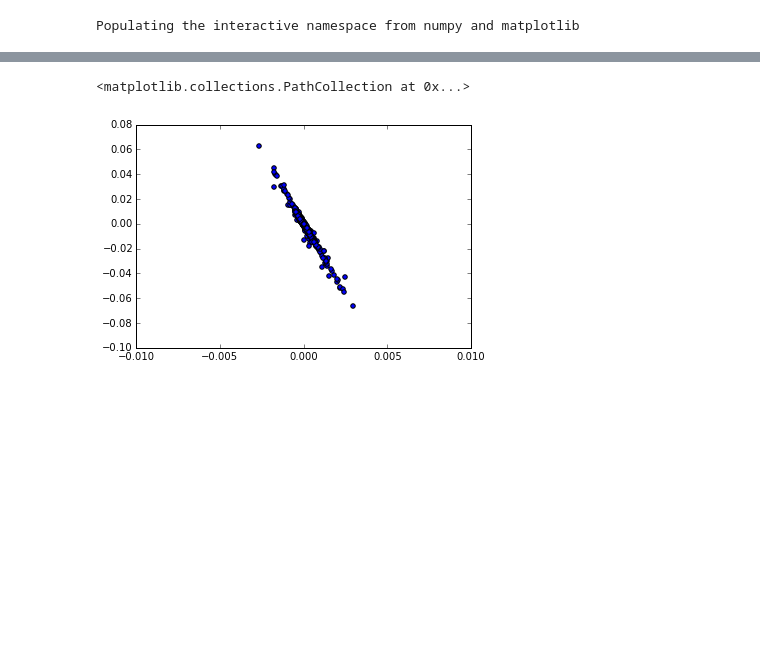
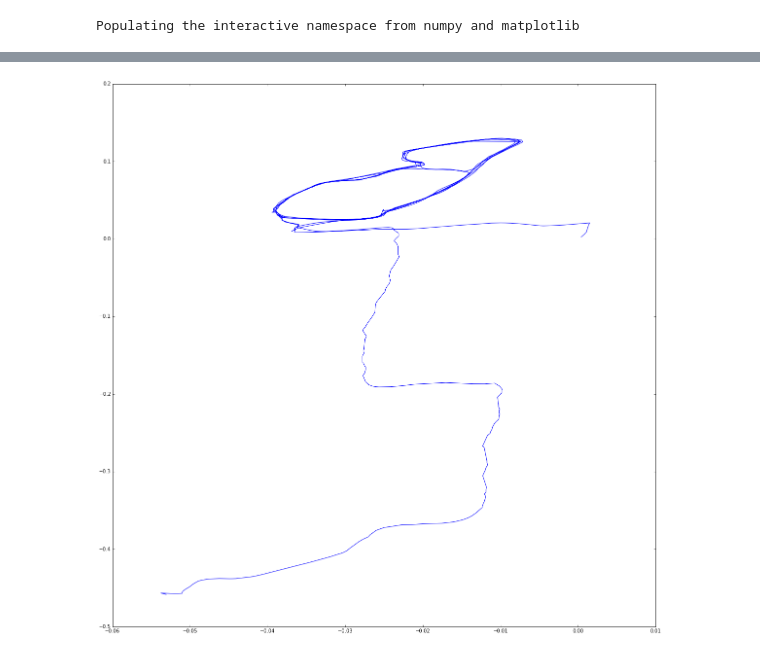
Before and after one commit to marojas11/MC, a Jupyter notebook: Talleres/Taller6/Taller6.ipynb, the cells around one changed output, grey strips where cells are left out. Saved outputs shown, nothing was run; the diff lists cells and outputs as text; code cells hidden in the pictures; blank space fills up the shorter version.

```diff
--- a/Talleres/Taller6/Taller6.ipynb
+++ b/Talleres/Taller6/Taller6.ipynb
@@ -22,31 +23,29 @@ y=R*sin(lat)*sin(lon)
 z=R*cos(lat)
 t=h*3600+m*60+s
 despx= x[1:len(x)]-x[0:len(x)-1]
+dx=cumsum(despx)
 despy=-y[0:len(y)-1]+y[1:len(y)]
+dy=cumsum(despy)
 despz=-z[0:len(z)-1]+z[1:len(z)]
+dz=cumsum(despz)
 despt= t[1:len(t)]-t[0:len(t)-1]
+dt=cumsum(despt)
 # %%
 latref=4.5981*pi/180.0
 lonref=-74.0758*pi/180.0
 referencia=[R*sin(latref)*cos(lonref),R*sin(latref)*sin(lonref),R*cos(latref)]
 
-vecnorte=([R*sin(latref+1)*cos(lonref),R*sin(latref+1)*sin(lonref),R*cos(latref+1)]+referencia*-1)
-normN=(vecnorte[0]**2+vecnorte[1]**2+vecnorte[2]**2)
-vN=vecnorte/sqrt(normN)
+vE=[-sin(lonref),cos(lonref),0]
+vN=[cos(latref),sin(latref),0]
 
-veceste=([R*sin(latref)*cos(lonref+1),R*sin(latref)*sin(lonref+1),R*cos(latref)]+referencia*-1)
-normE=veceste[0]**2+veceste[1]**2+veceste[2]**2
-vE=veceste/sqrt(normE)
-
-
-
-
-pN=(despx*vN[0]+despy*vN[1]+despz*vN[2])
-pE=(despx*vE[0]+despy*vE[1]+despz*vE[2])
+pN=(dx*vN[0]+dy*vN[1]+dz*vN[2])
+pE=(dx*vE[0]+dy*vE[1]+dz*vE[2])
 
 refN=referencia[0]*vN[0]+referencia[1]*vN[1]+referencia[2]*vN[2]
 refE=referencia[0]*vE[0]+referencia[1]*vE[1]+referencia[2]*vE[2]
-scatter (pE,pN)
+
+figure(figsize(20,20))
+
+plot(pE,pN)
 # %% [output]
-<matplotlib.collections.PathCollection at 0x...>
-[figure, old version]
+[figure, new version]
```
Also changed, not shown: parts of 2 cells of this notebook.
